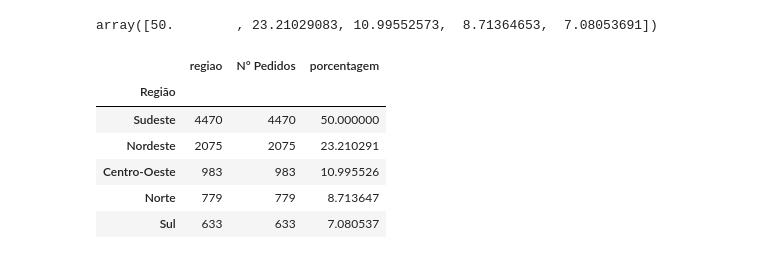
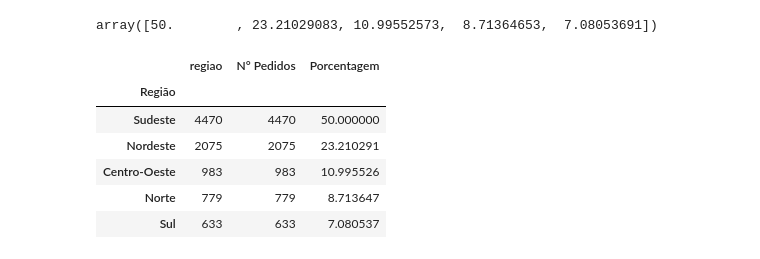
Before and after one commit to Marlon-Santiago/Analizando_Vendas, a Jupyter notebook: vendas.ipynb, the cells around one changed output. Cells and saved outputs as stored; diff of their text form; code cells hidden in the pictures.

```diff
--- a/vendas.ipynb
+++ b/vendas.ipynb
@@ -294,10 +294,10 @@ porcentagem
 # %% [output]
 array([50.        , 23.21029083, 10.99552573,  8.71364653,  7.08053691])
 # %%
-dados_por_regiao['porcentagem'] = porcentagem
+dados_por_regiao['Porcentagem'] = porcentagem
 dados_por_regiao
 # %% [output]
-|  | regiao | N° Pedidos | porcentagem |
+|  | regiao | N° Pedidos | Porcentagem |
 | Região |  |  |  |
 | Sudeste | 4470 | 4470 | 50.000000 |
 | Nordeste | 2075 | 2075 | 23.210291 |
```
Also changed, not shown: parts of 19 cells of this notebook.
